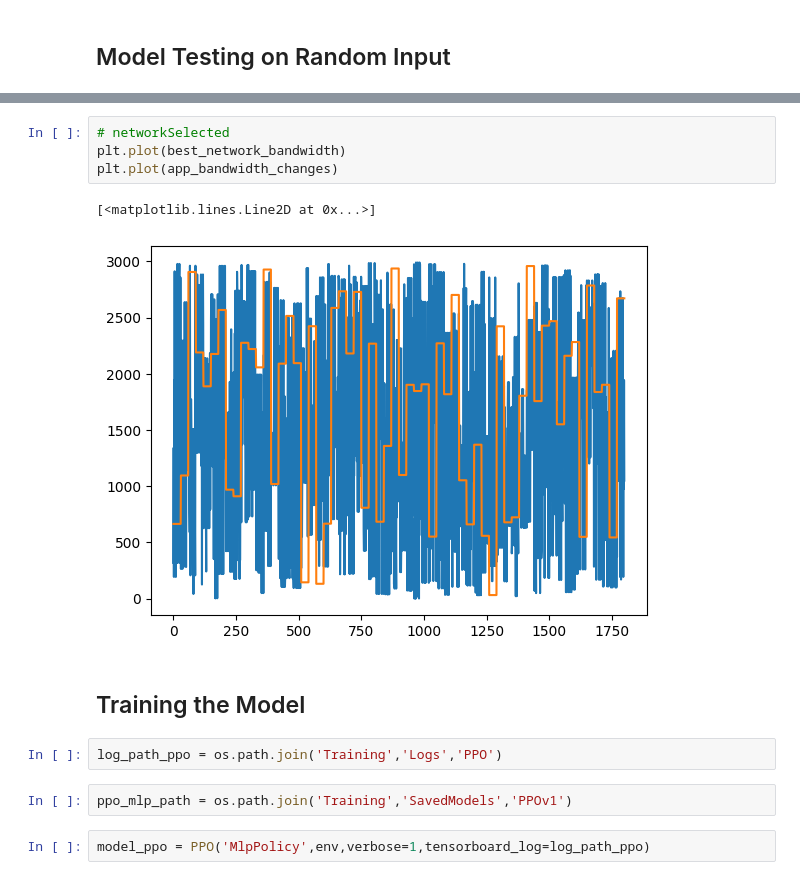
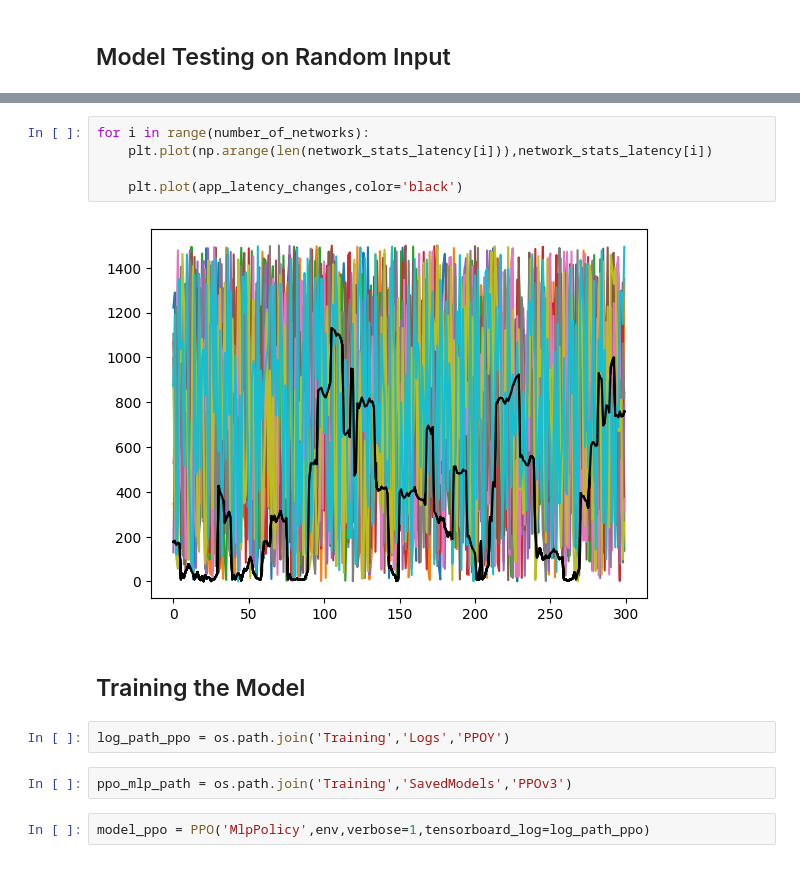
Before and after one commit to FortemDave/Reinforcement-Learning-for-Network-Selection, a Jupyter notebook: Reinforcement Learning.ipynb, the cells around one changed output, grey strips where cells are left out. Saved outputs shown, nothing was run; the diff lists cells and outputs as text.

Commit message:
PPOx3
Added a model with varying Network Requirement but constant Network Value in the given Episode

```diff
--- a/Reinforcement Learning.ipynb
+++ b/Reinforcement Learning.ipynb
@@ -258,16 +281,16 @@ for i in range(number_of_networks):
-# %%
-# networkSelected
-plt.plot(best_network_bandwidth)
-plt.plot(app_bandwidth_changes)
-# %% [output]
-[<matplotlib.lines.Line2D at 0x...>]
-[figure, removed]
+# %%
+for i in range(number_of_networks):
+    plt.plot(np.arange(len(network_stats_latency[i])),network_stats_latency[i])
+
+    plt.plot(app_latency_changes,color='black')
+# %% [output]
+[figure, added]
 # %% [markdown]
 ## Training the Model
 # %%
-log_path_ppo = os.path.join('Training','Logs','PPO')
+log_path_ppo = os.path.join('Training','Logs','PPOY')
 # %%
-ppo_mlp_path = os.path.join('Training','SavedModels','PPOv1')
+ppo_mlp_path = os.path.join('Training','SavedModels','PPOv3')
 # %%
 model_ppo = PPO('MlpPolicy',env,verbose=1,tensorboard_log=log_path_ppo)
 # %% [output]
```
Also changed, not shown: parts of 18 cells of this notebook, 7 other files.
